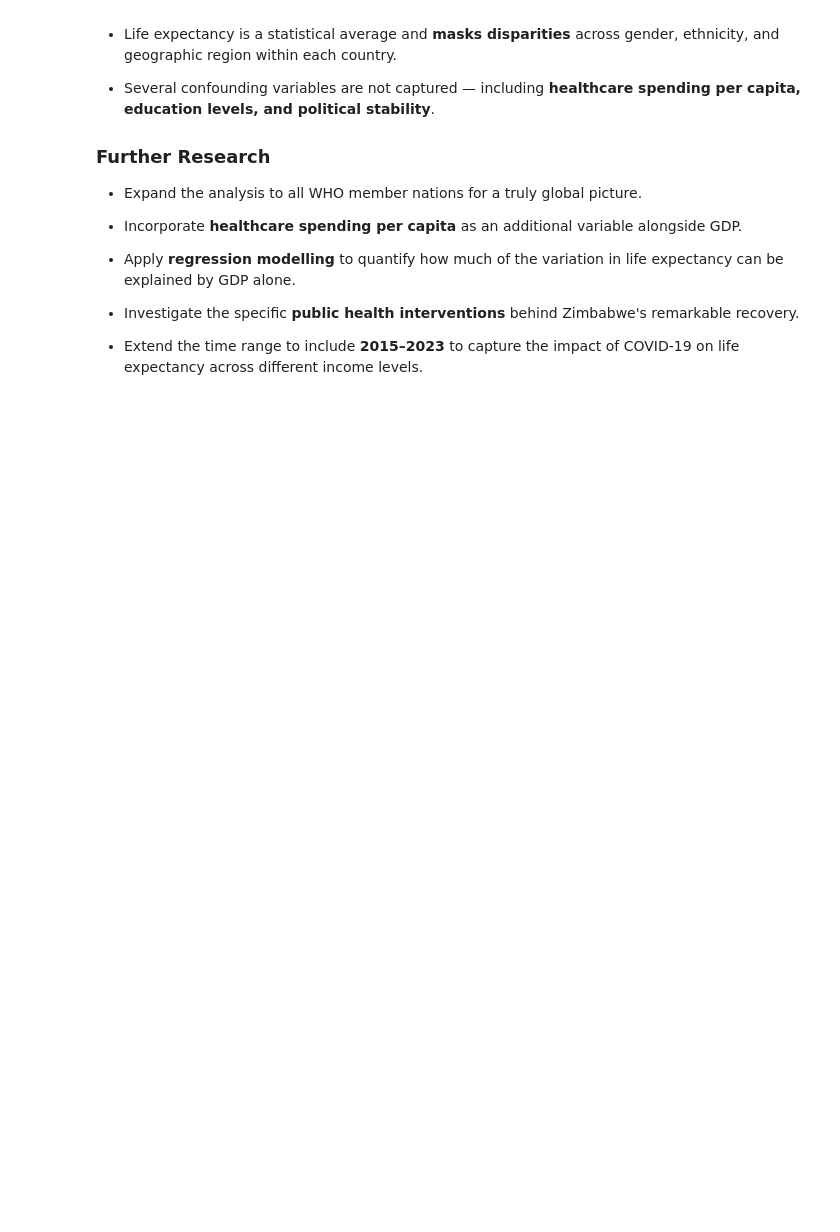
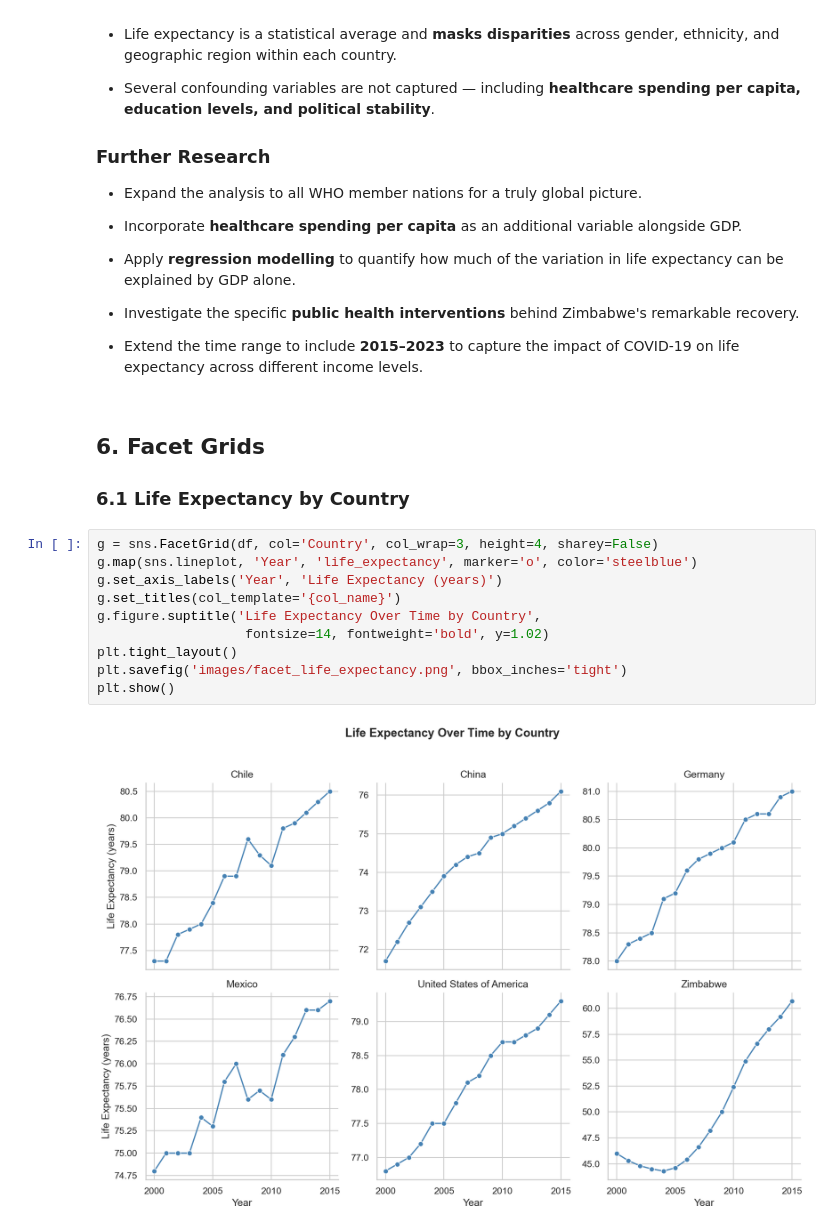
Before and after one commit to dxsastrous/life-expectancy-gdp-analysis, a Jupyter notebook: life_expectancy_gdp.ipynb, the cells around one changed output. Saved outputs shown, nothing was run; the diff lists cells and outputs as text; blank space fills up the shorter version.

```diff
--- a/life_expectancy_gdp.ipynb
+++ b/life_expectancy_gdp.ipynb
@@ -352,3 +352,19 @@ plt.show()
 
 - Extend the time range to include **2015–2023** to capture the impact of
   COVID-19 on life expectancy across different income levels.
+# %% [markdown]
+## 6. Facet Grids
+
+### 6.1 Life Expectancy by Country
+# %%
+g = sns.FacetGrid(df, col='Country', col_wrap=3, height=4, sharey=False)
+g.map(sns.lineplot, 'Year', 'life_expectancy', marker='o', color='steelblue')
+g.set_axis_labels('Year', 'Life Expectancy (years)')
+g.set_titles(col_template='{col_name}')
+g.figure.suptitle('Life Expectancy Over Time by Country',
+                   fontsize=14, fontweight='bold', y=1.02)
+plt.tight_layout()
+plt.savefig('images/facet_life_expectancy.png', bbox_inches='tight')
+plt.show()
+# %% [output]
+[figure, added]
```
Also changed, not shown: parts of 4 cells of this notebook, 4 other files.
